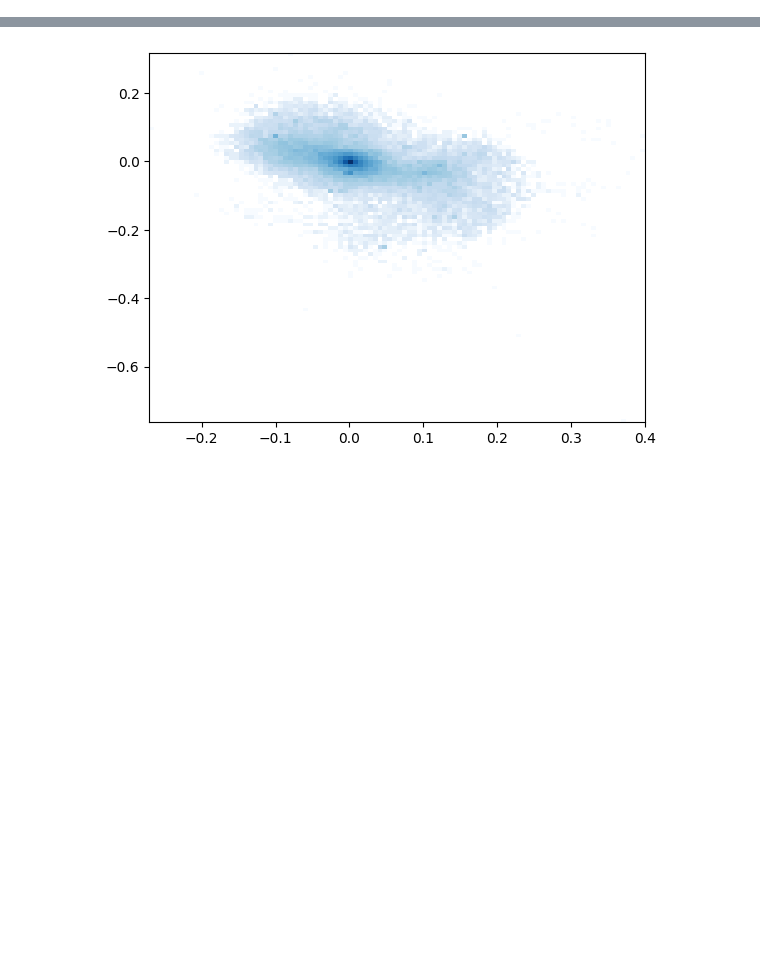
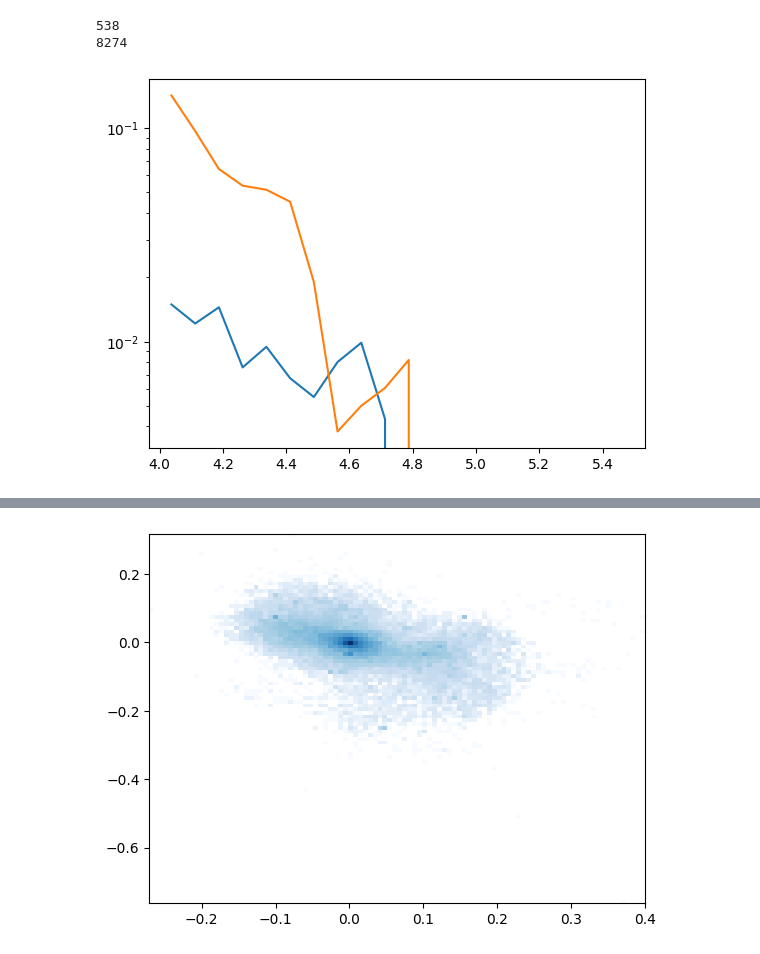
Before and after one commit to yjqqyjq/code, a Jupyter notebook: plot_halos.ipynb, the cells around one changed output, grey strips where cells are left out. Drawn from its saved outputs; the diff is of its cells as text; code cells hidden in the pictures; blank space fills up the shorter version.

```diff
--- a/plot_halos.ipynb
+++ b/plot_halos.ipynb
@@ -135,3 +152,30 @@ m=mass[(np.isin(id,mainid[(mainid!=BCGid)*(O<0.01)]))*(id!=2244356)]
+# %%
+f=h5py.File('/Users/24756376/data/Flamingo/L1000N1800/massBCG_exr3000kpc.hdf5','r')
+s=f["PartType0"]
+fBCG=np.array(s['fBCG'])
+massbin=np.array(s['massbin'])
+mainid=np.array(s['mainid'])
+BCGid=np.array(s['BCGid'])
+f.close()
+f=h5py.File('/Users/24756376/data/Flamingo/L1000N0900/massBCG_exr3000kpc.hdf5','r')
+s=f["PartType0"]
+fBCG2=np.array(s['fBCG'])
+massbin2=np.array(s['massbin'])
+mainid2=np.array(s['mainid'])
+BCGid2=np.array(s['BCGid'])
+f.close()
+print(len(mainid[BCGid==-1]))
+print(len(mainid2[BCGid2==-1]))
+fig=plt.figure()
+ax=plt.subplot(1,1,1)
+ax.plot(massbin,fBCG,label="L1000N1800")
+ax.plot(massbin2,fBCG2,label="L1000N0900")
+#ax.set_xbound(4,5.2)
+ax.set_yscale('log')
+# %% [output]
+538
+8274
+[figure, added]
 # %%
 dir="../../../mnt/su3-pro/colibre/L0200N1504/THERMAL_AGN/SOAP/halo_properties_0127.hdf5"
 
```
Also changed, not shown: parts of 3 cells of this notebook, 9 other files.
